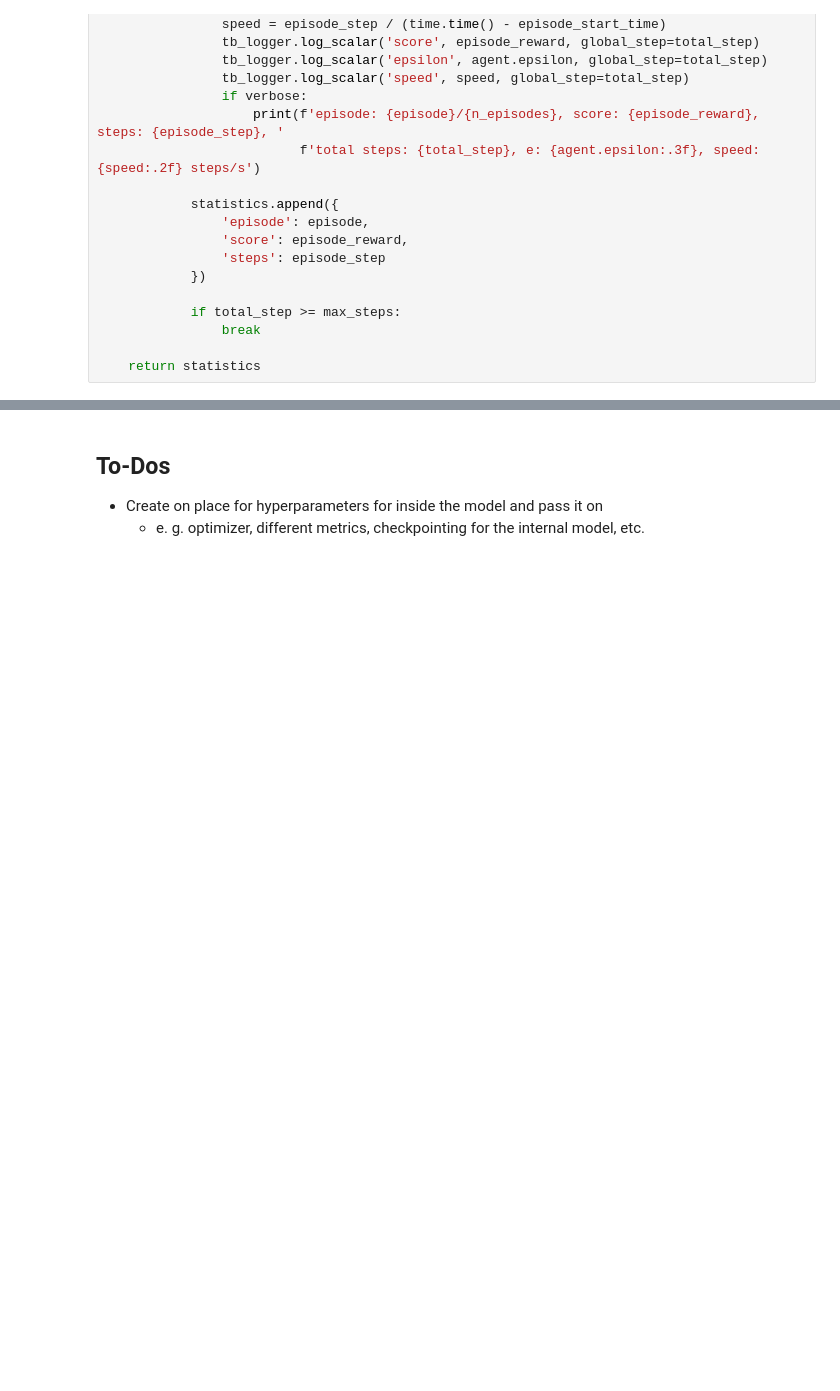
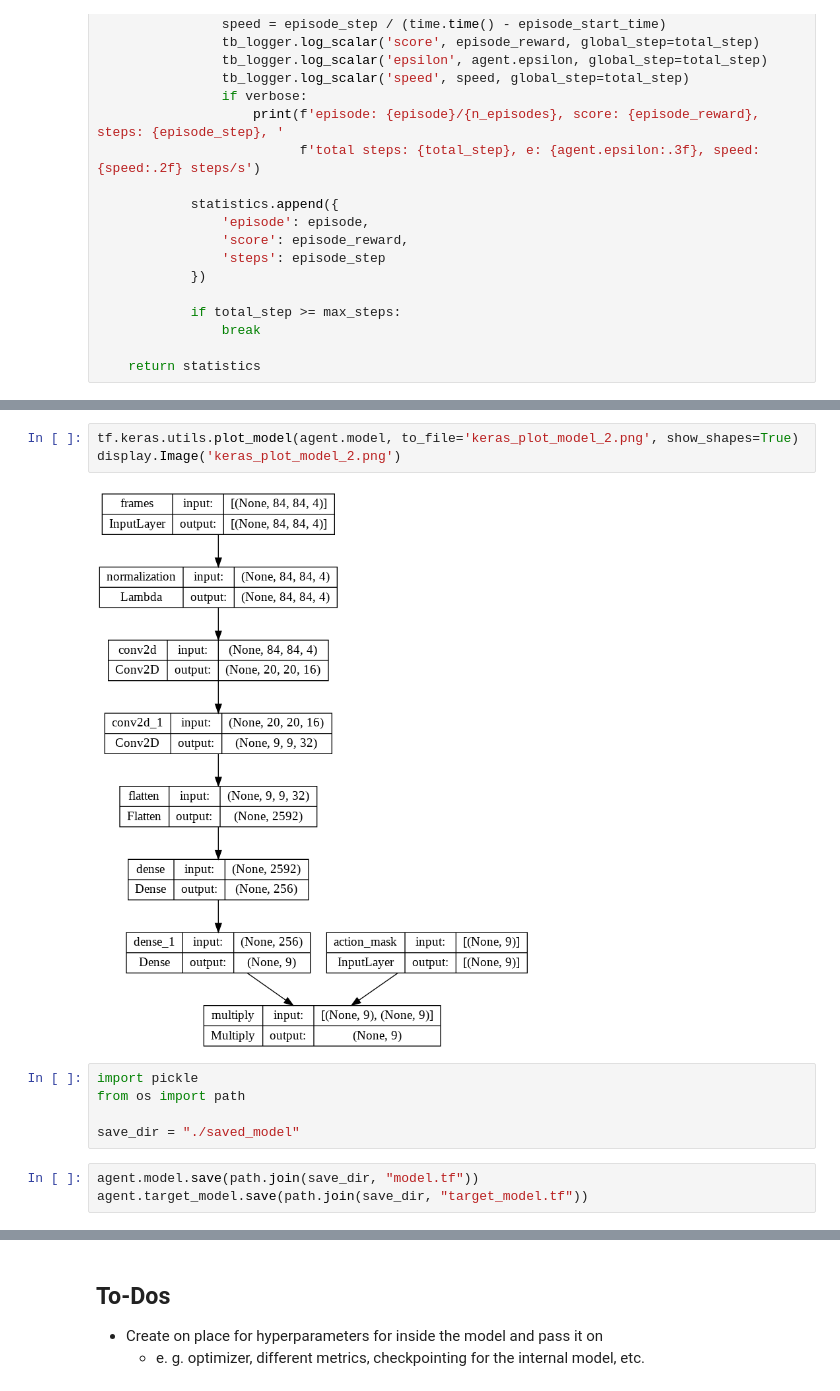
Before and after one commit to Tr33Bug/ML-RL-AtariPinballAgent, a Jupyter notebook: AtariPinball.ipynb, the cells around one changed output, grey strips where cells are left out. Drawn from its saved outputs; the diff is of its cells as text; blank space fills up the shorter version.

```diff
--- a/AtariPinball.ipynb
+++ b/AtariPinball.ipynb
@@ -534,0 +576,13 @@ episode: 50/400, score: 7.0, steps: 35, total steps: 8927, e: 1.000, speed: 233.
+# %%
+tf.keras.utils.plot_model(agent.model, to_file='keras_plot_model_2.png', show_shapes=True)
+display.Image('keras_plot_model_2.png')
+# %% [output]
+[figure, added]
+# %%
+import pickle
+from os import path
+
+save_dir = "./saved_model"
+# %%
+agent.model.save(path.join(save_dir, "model.tf"))
+agent.target_model.save(path.join(save_dir, "target_model.tf"))
```
Also changed, not shown: parts of 12 cells of this notebook.
